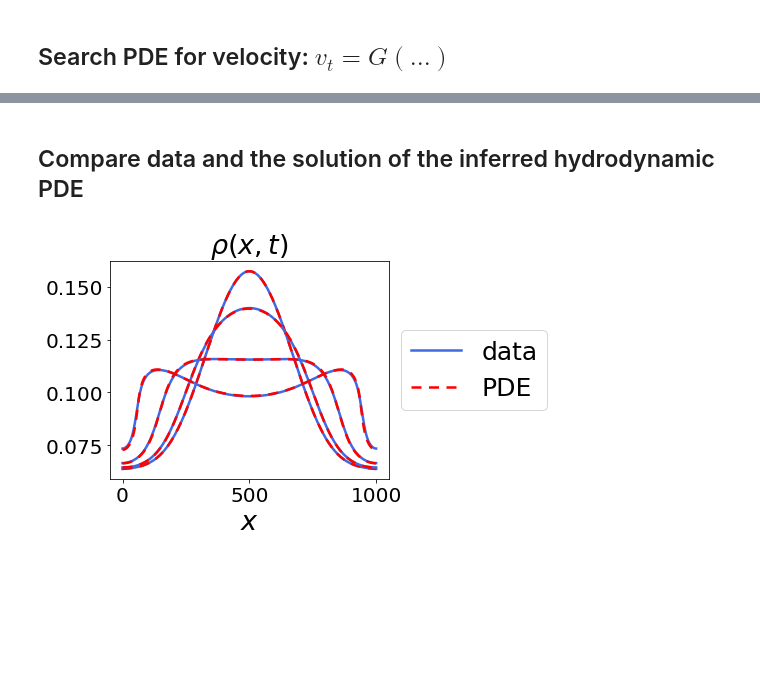
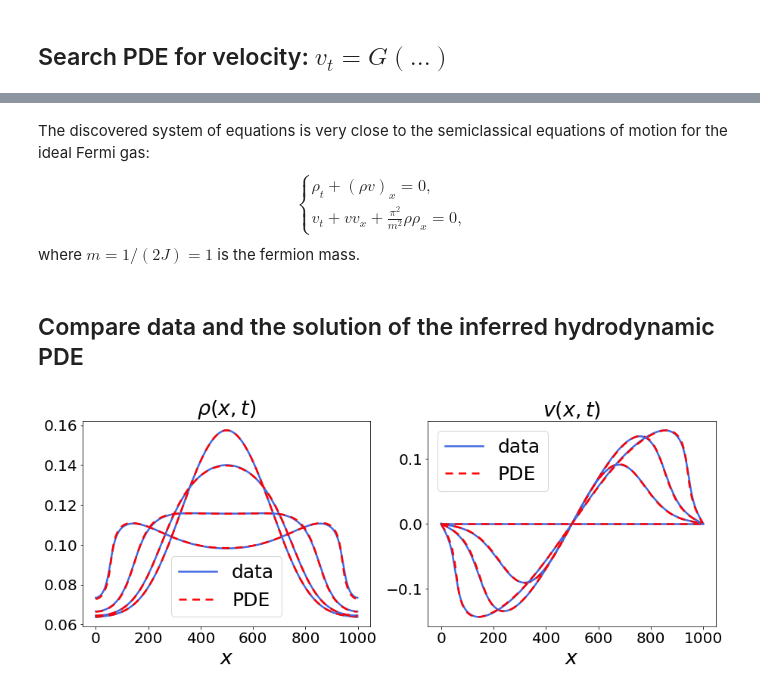
Before and after one commit to yourball/pde-many-body, a Jupyter notebook: free_fermions/free_fermions_quadratic.ipynb, the cells around one changed output, grey strips where cells are left out. Cells and saved outputs as stored; diff of their text form; code cells hidden in the pictures; blank space fills up the shorter version.

```diff
--- a/free_fermions/free_fermions_quadratic.ipynb
+++ b/free_fermions/free_fermions_quadratic.ipynb
@@ -182,26 +179,46 @@ Time elapsed (s): 53.434614181518555
+# %% [markdown]
+The discovered system of equations is very close to the semiclassical equations of motion for the ideal Fermi gas:
+$$\begin{cases}
+\rho_t+(\rho v)_x = 0,\\
+v_t+v v_x + \frac{\pi^2}{m^2}\rho \rho_x = 0,
+\end{cases}
+$$
+where $m=1/(2J)=1$ is the fermion mass.
 # %% [markdown]
 ## Compare data and the solution of the inferred hydrodynamic PDE
 # %%
-rho_ev, v_ev = generalized_euler_solver(v_descr, xi_v,
+rho_ev, v_ev = generalized_euler_solver(v_descr, xi_v.real,
                                         rho[0], v[0], t, x,
                                         num_integrator_steps=50,
                                         fix_vvx_term=False)
 # %%
 time_points = [0, 250, 500, -1]
+fig, ax = plt.subplots(1, 2, figsize = (15, 5));
+
 for i, indx in enumerate(time_points):
     if i == 0:
         label1, label2 = 'data', 'PDE'
     else:
         label1, label2 = '', ''
-    plt.plot(x, rho[indx, :],
+    ax[0].plot(x, rho[indx, :],
              c='royalblue', label=label1)
-    plt.plot(x, rho_ev[indx,:],
+    ax[0].plot(x, rho_ev[indx,:],
              ls='--', c='red', dashes=(4,3), label=label2)
 
-plt.legend(loc="center left", bbox_to_anchor=(1, 0.5))
-plt.xlabel(r'$x$')
-plt.title(r'$\rho(x, t)$')
+    ax[1].plot(x, v[indx, :],
+             c='royalblue', label=label1)
+    ax[1].plot(x, v_ev[indx,:],
+             ls='--', c='red', dashes=(4,3), label=label2)
+
+ax[0].legend()
+ax[0].set_xlabel(r'$x$')
+ax[0].set_title(r'$\rho(x, t)$')
+
+ax[1].legend()
+ax[1].set_xlabel(r'$x$')
+ax[1].set_title(r'$v(x, t)$')
 
 plt.show()
+fig.tight_layout(pad=3)
 # %% [output]
-[figure, old version]
+[figure, new version]
```
Also changed, not shown: parts of 12 cells of this notebook, 6 other files.
